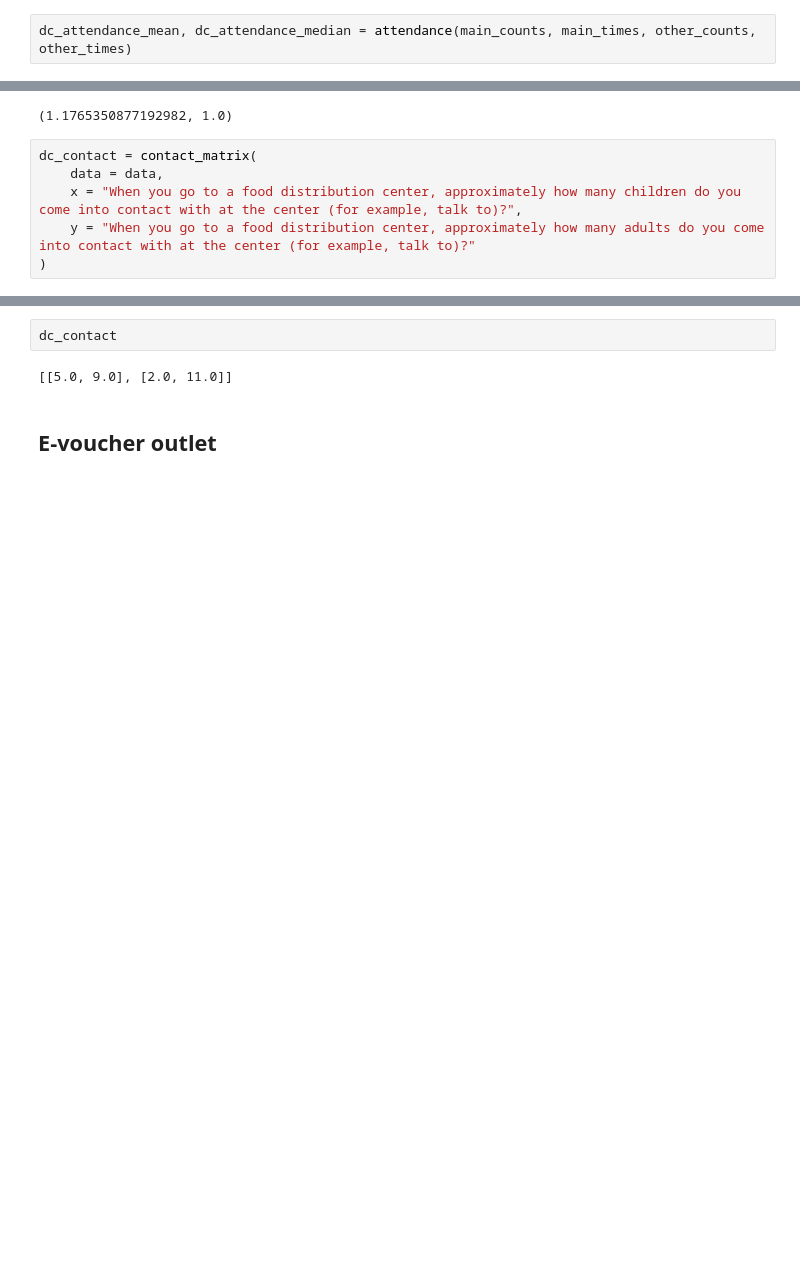
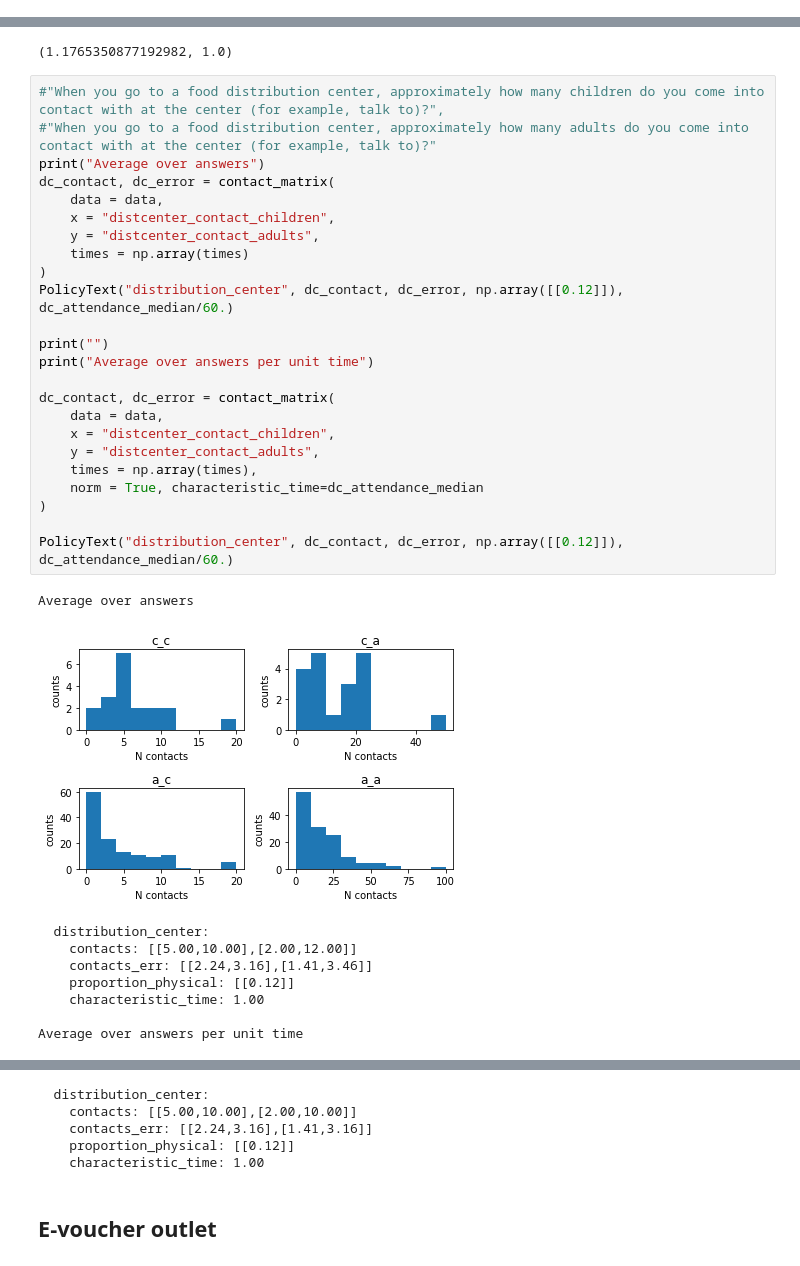
Before and after one commit to UNGlobalPulse/UNGP-contact-survey, a Jupyter notebook: Analyse community survey.ipynb, the cells around one changed output, grey strips where cells are left out. Saved outputs shown, nothing was run; the diff lists cells and outputs as text; blank space fills up the shorter version.

```diff
--- a/Analyse community survey.ipynb
+++ b/Analyse community survey.ipynb
@@ -168,12 +471,38 @@ other_times = [10,10,10,15,15,15,20,20,20,25,20,180,180,30,30,30,30,30,37.5,30,2
-# %%
-dc_attendance_mean, dc_attendance_median = attendance(main_counts, main_times, other_counts, other_times)
 # %%
 dc_attendance_mean/60., dc_attendance_median/60.
 # %% [output]
 (1.1765350877192982, 1.0)
 # %%
-dc_contact = contact_matrix(
+#"When you go to a food distribution center, approximately how many children do you come into contact with at the center (for example, talk to)?",
+#"When you go to a food distribution center, approximately how many adults do you come into contact with at the center (for example, talk to)?"
+print("Average over answers")
+dc_contact, dc_error = contact_matrix(
     data = data,
-    x = "When you go to a food distribution center, approximately how many children do you come into contact with at the center (for example, talk to)?",
-    y = "When you go to a food distribution center, approximately how many adults do you come into contact with at the center (for example, talk to)?"
+    x = "distcenter_contact_children",
+    y = "distcenter_contact_adults",
+    times = np.array(times)
 )
+PolicyText("distribution_center", dc_contact, dc_error, np.array([[0.12]]), dc_attendance_median/60.)
+
+print("")
+print("Average over answers per unit time")
+
+dc_contact, dc_error = contact_matrix(
+    data = data,
+    x = "distcenter_contact_children",
+    y = "distcenter_contact_adults",
+    times = np.array(times),
+    norm = True, characteristic_time=dc_attendance_median
+)
+
+PolicyText("distribution_center", dc_contact, dc_error, np.array([[0.12]]), dc_attendance_median/60.)
+# %% [output]
+Average over answers
+[figure, added]
+  distribution_center:
+    contacts: [[5.00,10.00],[2.00,12.00]]
+    contacts_err: [[2.24,3.16],[1.41,3.46]]
+    proportion_physical: [[0.12]]
+    characteristic_time: 1.00
+
+Average over answers per unit time
@@ -180,7 +511,8 @@ dc_contact = contact_matrix(
+  distribution_center:
+    contacts: [[5.00,10.00],[2.00,10.00]]
+    contacts_err: [[2.24,3.16],[1.41,3.16]]
+    proportion_physical: [[0.12]]
+    characteristic_time: 1.00
-# %%
-dc_contact
-# %% [output]
-[[5.0, 9.0], [2.0, 11.0]]
 # %% [markdown]
 ## E-voucher outlet
 # %%
```
Also changed, not shown: parts of 78 cells of this notebook.
